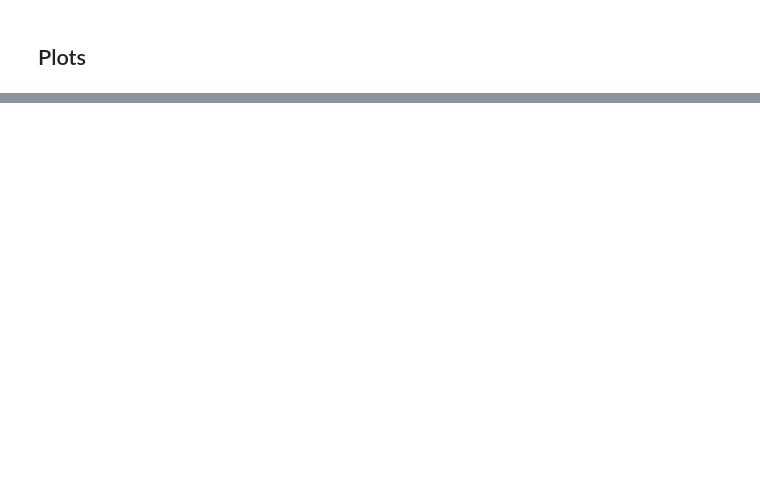
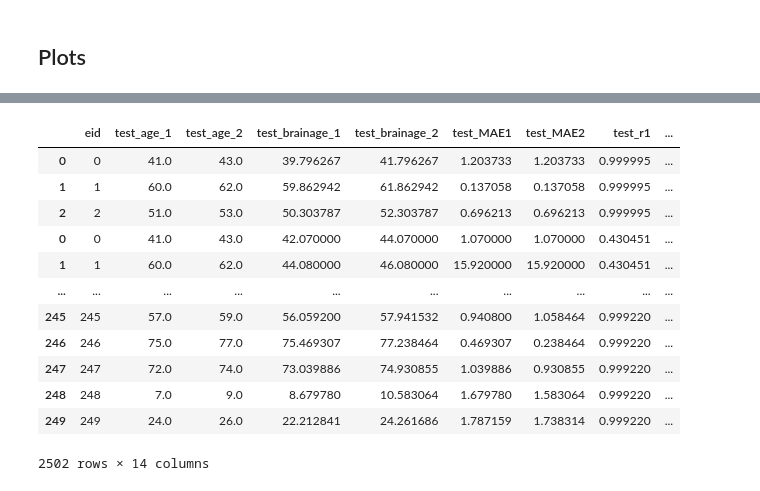
Before and after one commit to nikhil153/brain-diff, a Jupyter notebook: 7_brain_diff_sim.ipynb, the cells around one changed output, grey strips where cells are left out. Cells and saved outputs as stored; diff of their text form; code cells hidden in the pictures; blank space fills up the shorter version.

```diff
--- a/7_brain_diff_sim.ipynb
+++ b/7_brain_diff_sim.ipynb
@@ -268,0 +392,16 @@ with sns.axes_style("whitegrid"):
+# %%
+perf_df
+# %% [output]
+|  | eid | test_age_1 | test_age_2 | test_brainage_1 | test_brainage_2 | test_MAE1 | test_MAE2 | test_r1 | ... |
+| 0 | 0 | 41.0 | 43.0 | 39.796267 | 41.796267 | 1.203733 | 1.203733 | 0.999995 | ... |
+| 1 | 1 | 60.0 | 62.0 | 59.862942 | 61.862942 | 0.137058 | 0.137058 | 0.999995 | ... |
+| 2 | 2 | 51.0 | 53.0 | 50.303787 | 52.303787 | 0.696213 | 0.696213 | 0.999995 | ... |
+| 0 | 0 | 41.0 | 43.0 | 42.070000 | 44.070000 | 1.070000 | 1.070000 | 0.430451 | ... |
+| 1 | 1 | 60.0 | 62.0 | 44.080000 | 46.080000 | 15.920000 | 15.920000 | 0.430451 | ... |
+| ... | ... | ... | ... | ... | ... | ... | ... | ... | ... |
+| 245 | 245 | 57.0 | 59.0 | 56.059200 | 57.941532 | 0.940800 | 1.058464 | 0.999220 | ... |
+| 246 | 246 | 75.0 | 77.0 | 75.469307 | 77.238464 | 0.469307 | 0.238464 | 0.999220 | ... |
+| 247 | 247 | 72.0 | 74.0 | 73.039886 | 74.930855 | 1.039886 | 0.930855 | 0.999220 | ... |
+| 248 | 248 | 7.0 | 9.0 | 8.679780 | 10.583064 | 1.679780 | 1.583064 | 0.999220 | ... |
+| 249 | 249 | 24.0 | 26.0 | 22.212841 | 24.261686 | 1.787159 | 1.738314 | 0.999220 | ... |
+2502 rows × 14 columns
```
Also changed, not shown: parts of 15 cells of this notebook, 1 other file.
